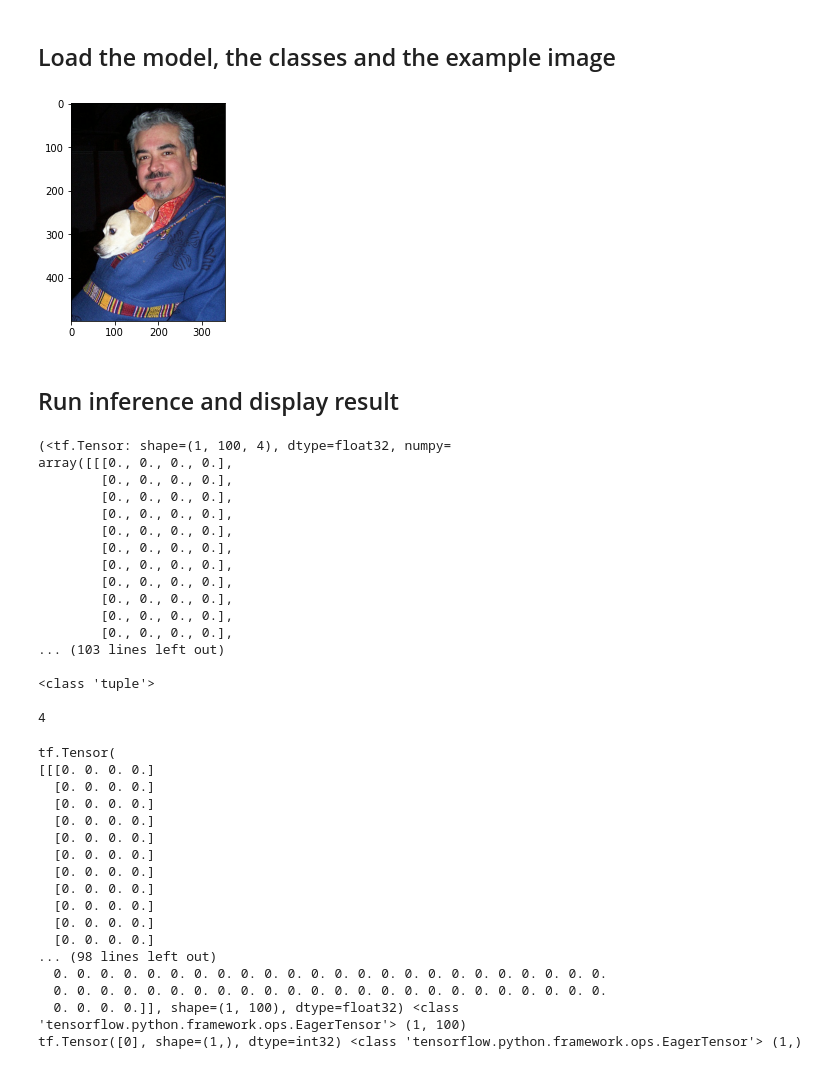
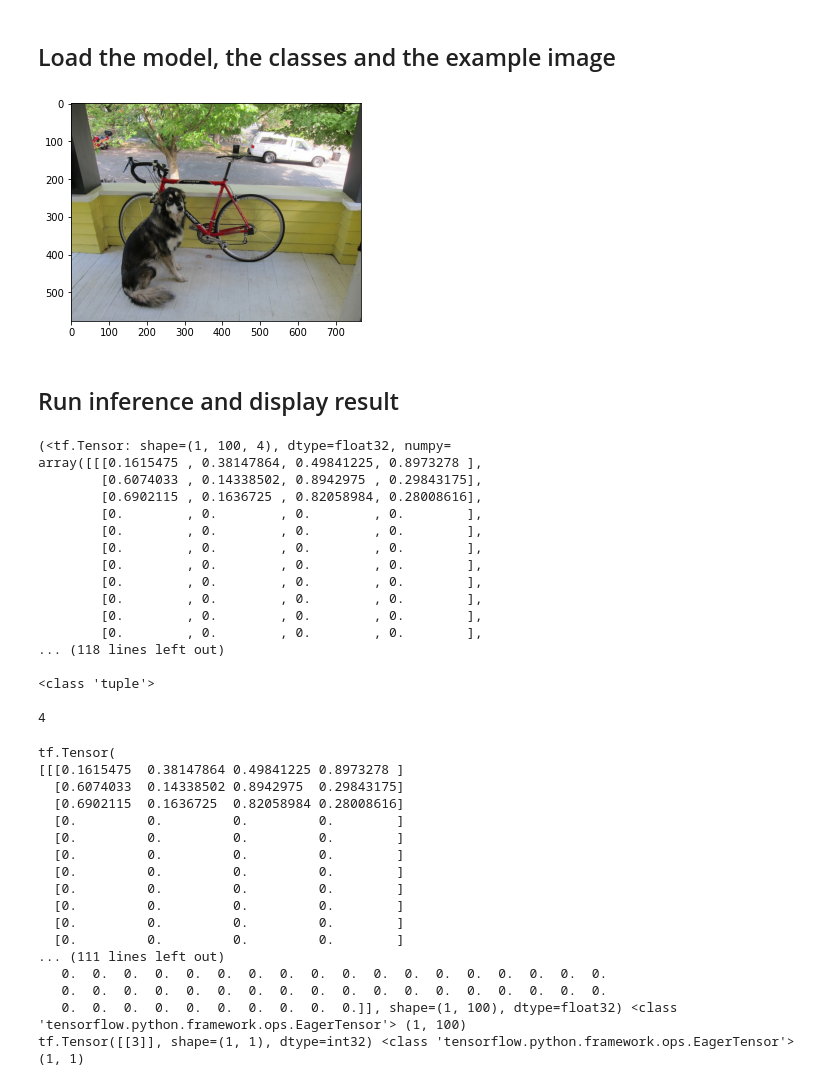
Before and after one commit to K-SIK/Capstone, a Jupyter notebook: DeepLearning/YOLOV3/yolo_tiny_inference_tutorial.ipynb, the cells around one changed output. Cells and saved outputs as stored; diff of their text form; code cells hidden in the pictures.

```diff
--- a/DeepLearning/YOLOV3/yolo_tiny_inference_tutorial.ipynb
+++ b/DeepLearning/YOLOV3/yolo_tiny_inference_tutorial.ipynb
@@ -10,30 +10,30 @@ import tensorflow as tf
 # from yolov3_tf2.models import YoloV3
 # from yolov3_tf2.utils import draw_outputs
 # from yolov3_tf2.dataset import transform_images
-from yolov3_tf2.models_for_tutorial import YoloV3Tiny
+from yolov3_tf2.models import YoloV3Tiny
 from yolov3_tf2.utils_for_tutorial import draw_outputs, transform_images
 import matplotlib.pyplot as plt
 
 # CLASSES_PATH = 'data/voc2012.names'
 CLASSES_PATH = 'data/coco.names'
 # WEIGHTS_PATH = 'checkpoints/yolov3-tiny_train_8.tf'
-# WEIGHTS_PATH = 'data/weights/yolov3-tiny.tf'
+WEIGHTS_PATH = 'checkpoints/yolov3-tiny.tf'
 IMAGE_SIZE = 416
 # %% [markdown]
 ## Load the model, the classes and the example image
 # %%
 yolo_tiny = YoloV3Tiny()
 yolo_tiny.load_weights(WEIGHTS_PATH)
 class_names = [c.strip() for c in open(CLASSES_PATH).readlines()]
 
-img = tf.image.decode_image(open('./data/test1.jpg', 'rb').read(), channels=3)
+img = tf.image.decode_image(open('./data/dog_bike_car.jpg', 'rb').read(), channels=3)
 plt.imshow(img)
 plt.show()
 
 input_img = tf.expand_dims(img, 0)
 input_img = transform_images(input_img, IMAGE_SIZE)
 # %% [output]
-[figure, old version]
+[figure, new version]
 # %% [markdown]
 ## Run inference and display result
 # %%
@@ -41,18 +41,18 @@ output = yolo_tiny(input_img)
 print(output, type(output), len(output),sep='\n\n')
 # %% [output]
 (<tf.Tensor: shape=(1, 100, 4), dtype=float32, numpy=
-array([[[0., 0., 0., 0.],
-        [0., 0., 0., 0.],
-        [0., 0., 0., 0.],
-        [0., 0., 0., 0.],
-        [0., 0., 0., 0.],
-        [0., 0., 0., 0.],
-        [0., 0., 0., 0.],
-        [0., 0., 0., 0.],
-        [0., 0., 0., 0.],
-        [0., 0., 0., 0.],
-        [0., 0., 0., 0.],
-... (103 lines left out)
+array([[[0.1615475 , 0.38147864, 0.49841225, 0.8973278 ],
+        [0.6074033 , 0.14338502, 0.8942975 , 0.29843175],
+        [0.6902115 , 0.1636725 , 0.82058984, 0.28008616],
+        [0.        , 0.        , 0.        , 0.        ],
+        [0.        , 0.        , 0.        , 0.        ],
+        [0.        , 0.        , 0.        , 0.        ],
+        [0.        , 0.        , 0.        , 0.        ],
+        [0.        , 0.        , 0.        , 0.        ],
+        [0.        , 0.        , 0.        , 0.        ],
+        [0.        , 0.        , 0.        , 0.        ],
+        [0.        , 0.        , 0.        , 0.        ],
+... (118 lines left out)
 
 <class 'tuple'>
 
@@ -70,21 +70,21 @@ print(classes,type(classes),classes.shape) # tf.Tensor, (1,100)
 print(nums,type(nums),nums.shape) # tf.Tensor, (1,)
 # %% [output]
 tf.Tensor(
-[[[0. 0. 0. 0.]
-  [0. 0. 0. 0.]
-  [0. 0. 0. 0.]
-  [0. 0. 0. 0.]
-  [0. 0. 0. 0.]
-  [0. 0. 0. 0.]
-  [0. 0. 0. 0.]
-  [0. 0. 0. 0.]
-  [0. 0. 0. 0.]
-  [0. 0. 0. 0.]
-  [0. 0. 0. 0.]
-... (98 lines left out)
-  0. 0. 0. 0. 0. 0. 0. 0. 0. 0. 0. 0. 0. 0. 0. 0. 0. 0. 0. 0. 0. 0. 0. 0.
-  0. 0. 0. 0. 0. 0. 0. 0. 0. 0. 0. 0. 0. 0. 0. 0. 0. 0. 0. 0. 0. 0. 0. 0.
-  0. 0. 0. 0.]], shape=(1, 100), dtype=float32) <class 'tensorflow.python.framework.ops.EagerTensor'> (1, 100)
-tf.Tensor([0], shape=(1,), dtype=int32) <class 'tensorflow.python.framework.ops.EagerTensor'> (1,)
+[[[0.1615475  0.38147864 0.49841225 0.8973278 ]
+  [0.6074033  0.14338502 0.8942975  0.29843175]
+  [0.6902115  0.1636725  0.82058984 0.28008616]
+  [0.         0.         0.         0.        ]
+  [0.         0.         0.         0.        ]
+  [0.         0.         0.         0.        ]
+  [0.         0.         0.         0.        ]
+  [0.         0.         0.         0.        ]
+  [0.         0.         0.         0.        ]
+  [0.         0.         0.         0.        ]
+  [0.         0.         0.         0.        ]
+... (111 lines left out)
+   0.  0.  0.  0.  0.  0.  0.  0.  0.  0.  0.  0.  0.  0.  0.  0.  0.  0.
+   0.  0.  0.  0.  0.  0.  0.  0.  0.  0.  0.  0.  0.  0.  0.  0.  0.  0.
+   0.  0.  0.  0.  0.  0.  0.  0.  0.  0.]], shape=(1, 100), dtype=float32) <class 'tensorflow.python.framework.ops.EagerTensor'> (1, 100)
+tf.Tensor([[3]], shape=(1, 1), dtype=int32) <class 'tensorflow.python.framework.ops.EagerTensor'> (1, 1)
 # %%
 logging.info('detections:')
```
Also changed, not shown: parts of 1 cell of this notebook, 5 other files.
